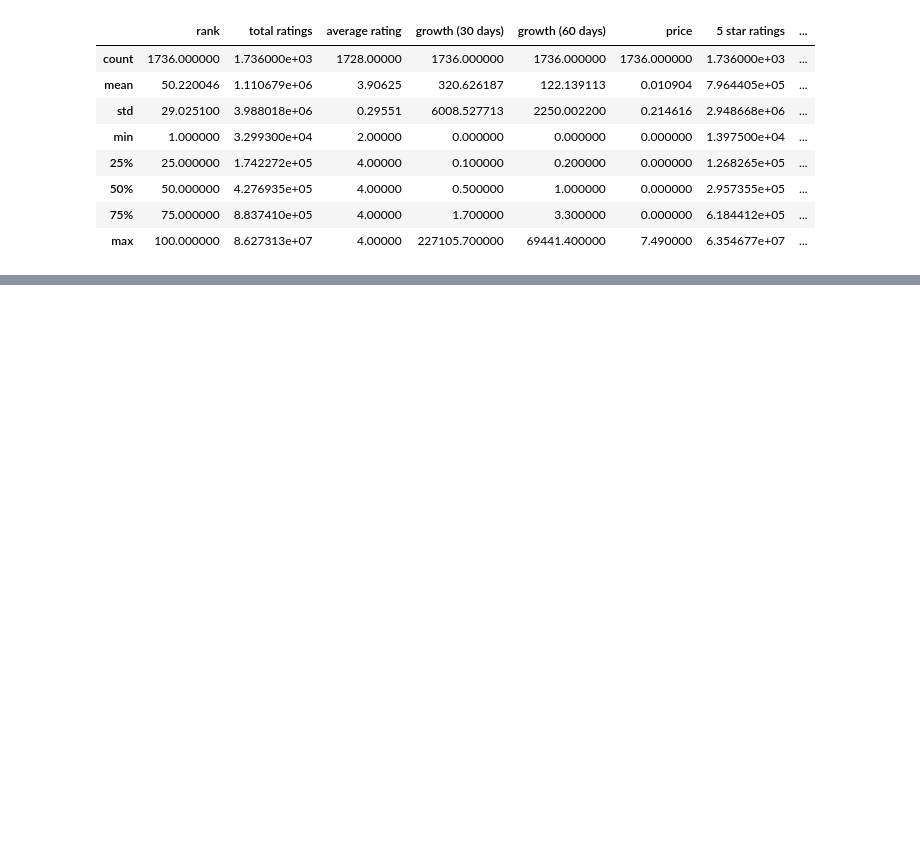
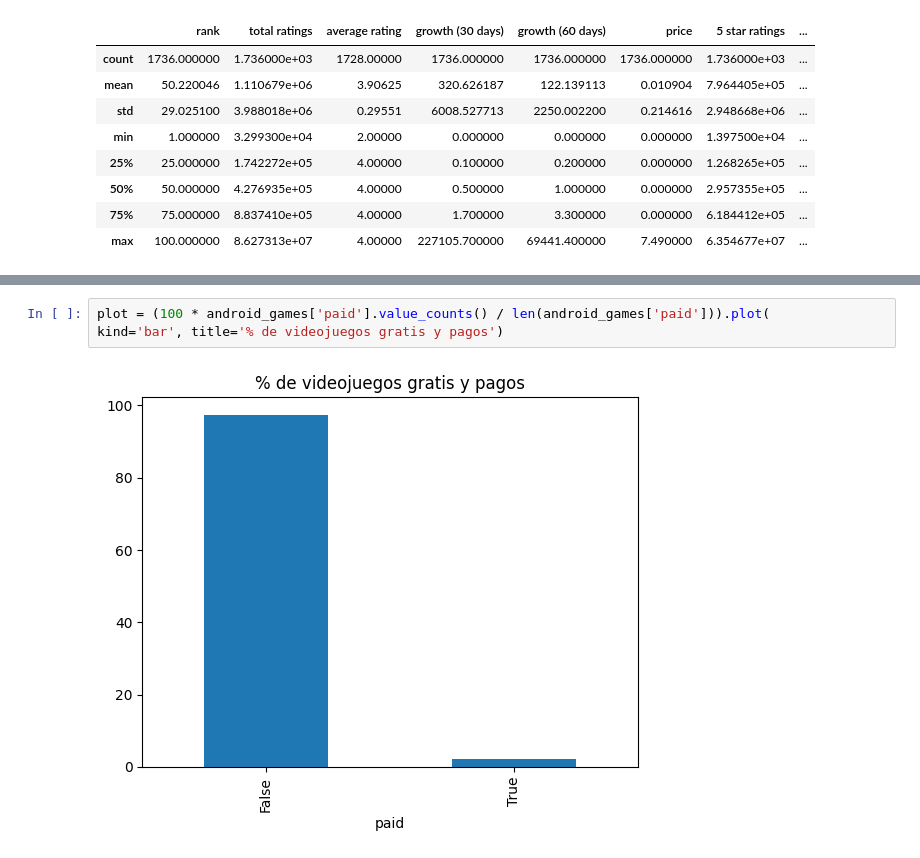
Before and after one commit to jfgesis/Limpieza_de_Datos, a Jupyter notebook: LimpiezaDatos_VideoJuegos.ipynb, the cells around one changed output, grey strips where cells are left out. Cells and saved outputs as stored; diff of their text form; blank space fills up the shorter version.

```diff
--- a/LimpiezaDatos_VideoJuegos.ipynb
+++ b/LimpiezaDatos_VideoJuegos.ipynb
@@ -64,0 +133,5 @@ android_games.describe()
+# %%
+plot = (100 * android_games['paid'].value_counts() / len(android_games['paid'])).plot(
+kind='bar', title='% de videojuegos gratis y pagos')
+# %% [output]
+[figure, added]
```
Also changed, not shown: parts of 10 cells of this notebook.
